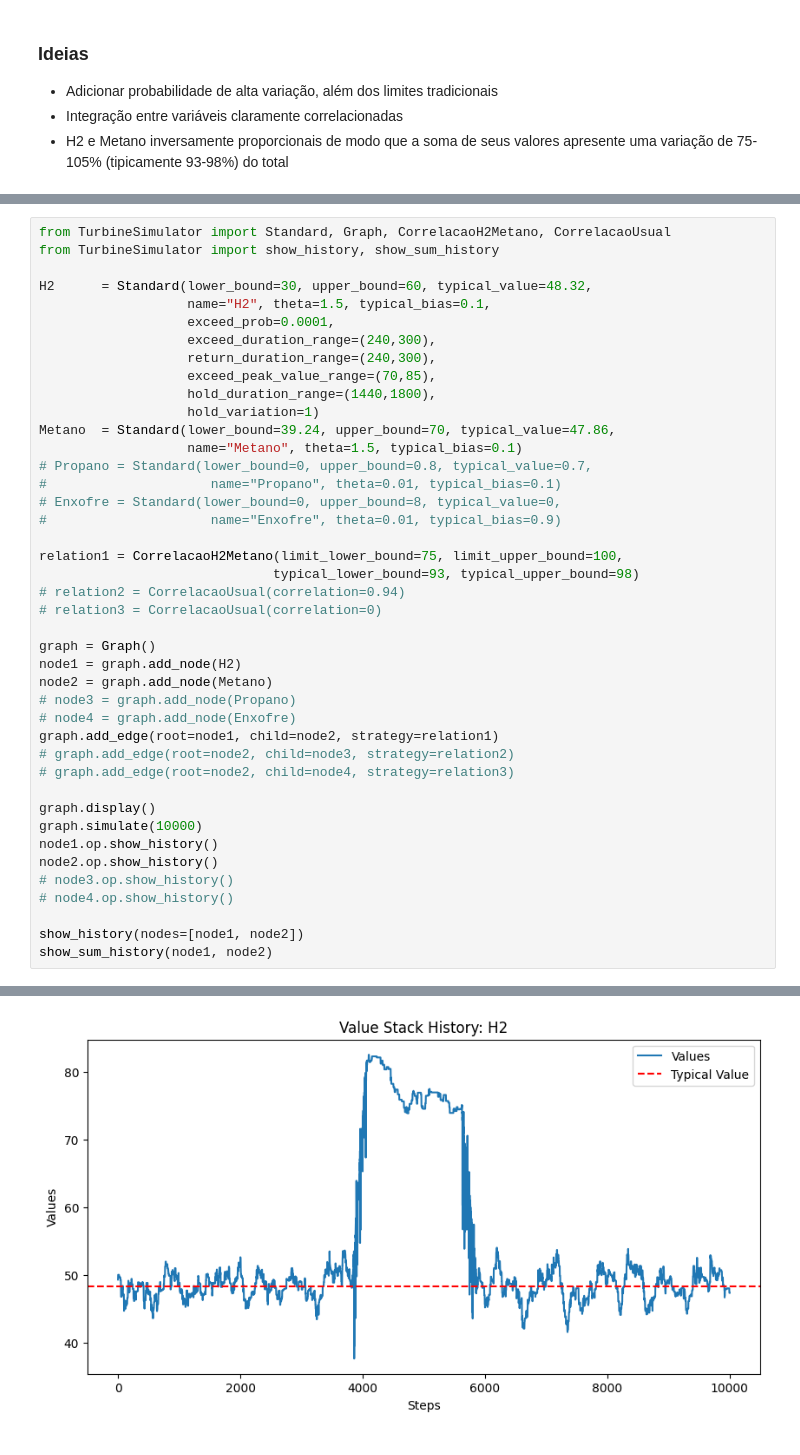
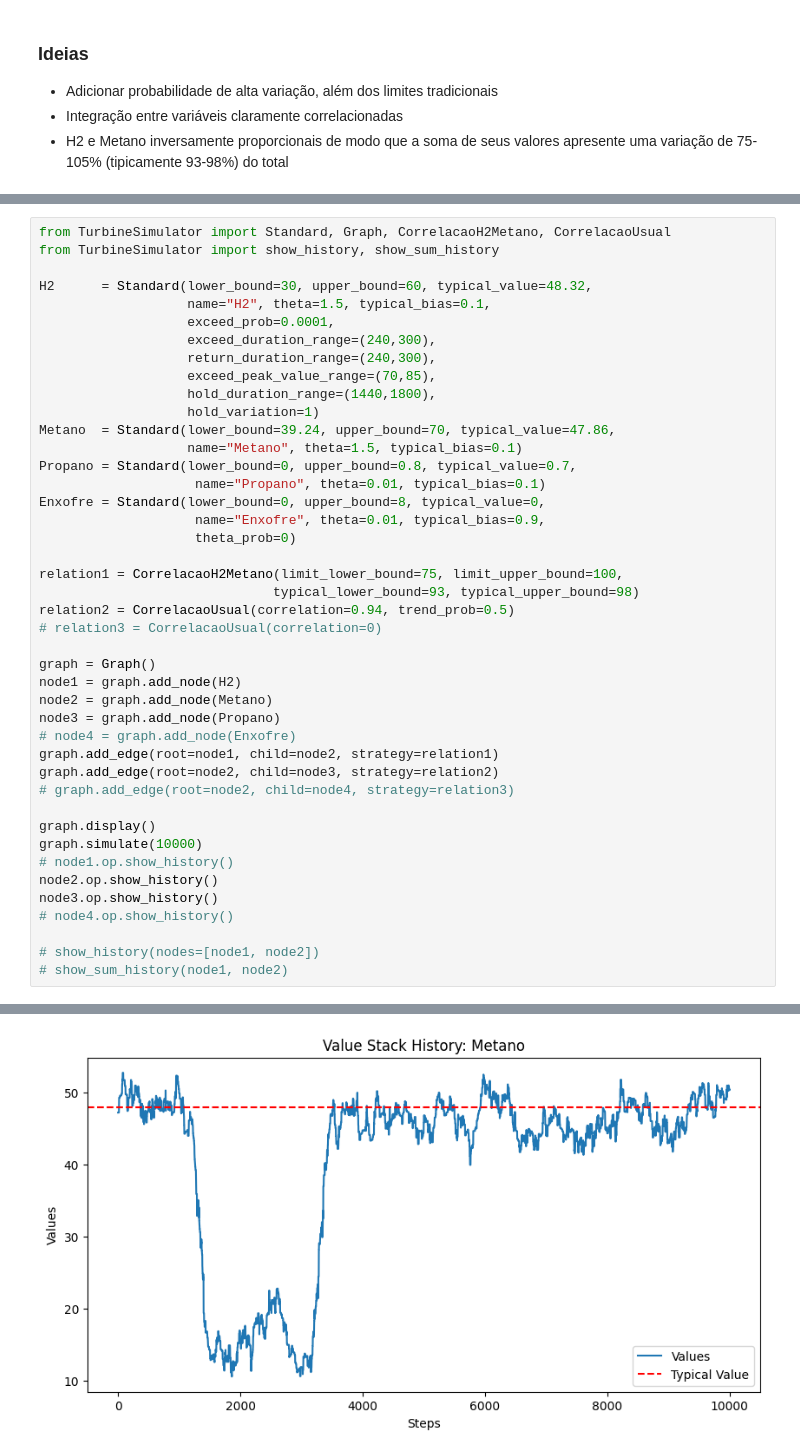
Before and after one commit to gust-vaz/IC_RL_project, a Jupyter notebook: simulador_draft.ipynb, the cells around one changed output, grey strips where cells are left out. Drawn from its saved outputs; the diff is of its cells as text.

Commit message:
Refactoring: Files Responsabilities + Add: Soft Correlation made

```diff
--- a/simulador_draft.ipynb
+++ b/simulador_draft.ipynb
@@ -58,33 +125,34 @@ H2      = Standard(lower_bound=30, upper_bound=60, typical_value=48.32,
                    hold_variation=1)
 Metano  = Standard(lower_bound=39.24, upper_bound=70, typical_value=47.86,
                    name="Metano", theta=1.5, typical_bias=0.1)
-# Propano = Standard(lower_bound=0, upper_bound=0.8, typical_value=0.7,
-#                     name="Propano", theta=0.01, typical_bias=0.1)
-# Enxofre = Standard(lower_bound=0, upper_bound=8, typical_value=0,
-#                     name="Enxofre", theta=0.01, typical_bias=0.9)
+Propano = Standard(lower_bound=0, upper_bound=0.8, typical_value=0.7,
+                    name="Propano", theta=0.01, typical_bias=0.1)
+Enxofre = Standard(lower_bound=0, upper_bound=8, typical_value=0,
+                    name="Enxofre", theta=0.01, typical_bias=0.9,
+                    theta_prob=0)
 
 relation1 = CorrelacaoH2Metano(limit_lower_bound=75, limit_upper_bound=100,
                               typical_lower_bound=93, typical_upper_bound=98)
-# relation2 = CorrelacaoUsual(correlation=0.94)
+relation2 = CorrelacaoUsual(correlation=0.94, trend_prob=0.5)
 # relation3 = CorrelacaoUsual(correlation=0)
 
 graph = Graph()
 node1 = graph.add_node(H2)
 node2 = graph.add_node(Metano)
-# node3 = graph.add_node(Propano)
+node3 = graph.add_node(Propano)
 # node4 = graph.add_node(Enxofre)
 graph.add_edge(root=node1, child=node2, strategy=relation1)
-# graph.add_edge(root=node2, child=node3, strategy=relation2)
+graph.add_edge(root=node2, child=node3, strategy=relation2)
 # graph.add_edge(root=node2, child=node4, strategy=relation3)
 
 graph.display()
 graph.simulate(10000)
-node1.op.show_history()
+# node1.op.show_history()
 node2.op.show_history()
-# node3.op.show_history()
+node3.op.show_history()
 # node4.op.show_history()
 
-show_history(nodes=[node1, node2])
-show_sum_history(node1, node2)
+# show_history(nodes=[node1, node2])
+# show_sum_history(node1, node2)
 # %% [output]
 Node H2: Metano
@@ -92 +161 @@ Node Metano:
-[figure, old version]
+[figure, new version]
```
Also changed, not shown: parts of 5 cells of this notebook, 4 other files.
